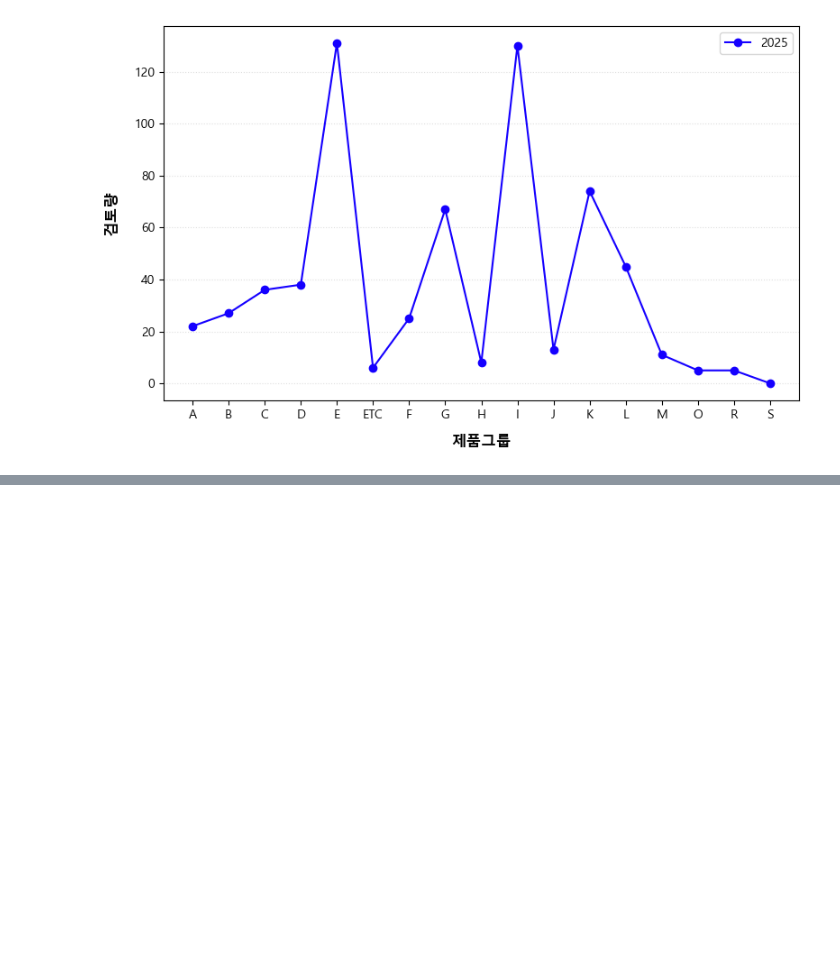
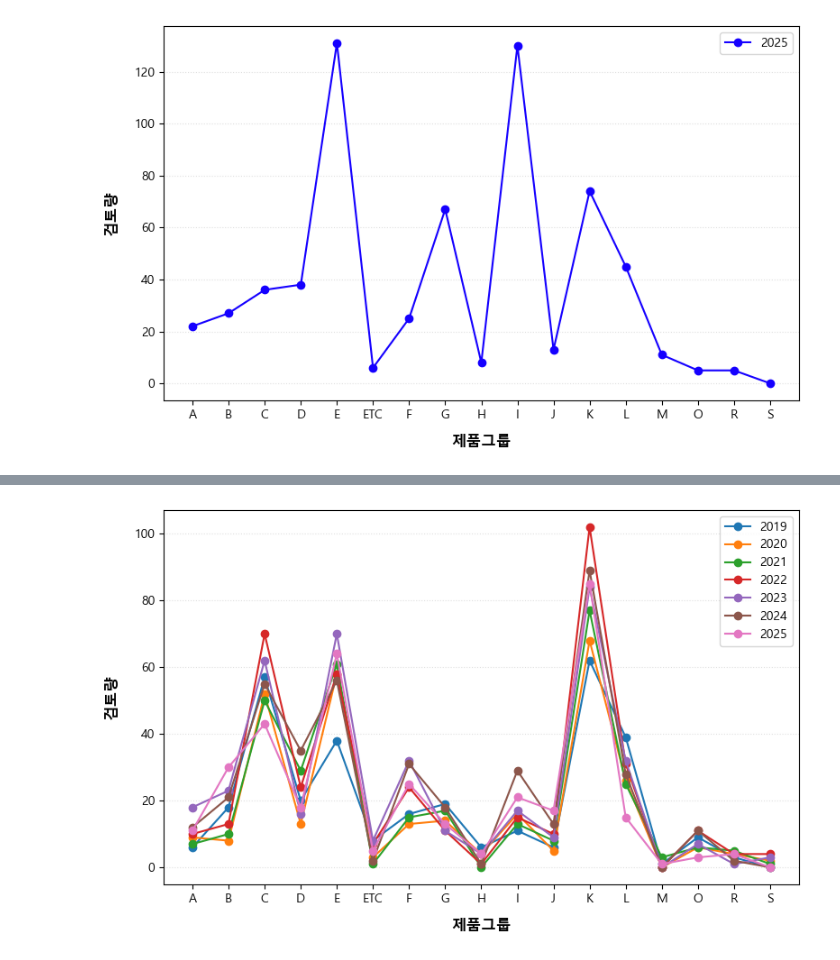
Before and after one commit to coooodek/request-log, a Jupyter notebook: work/03-2_Analysis.ipynb, the cells around one changed output, grey strips where cells are left out. Drawn from its saved outputs; the diff is of its cells as text; code cells hidden in the pictures; blank space fills up the shorter version.

```diff
--- a/work/03-2_Analysis.ipynb
+++ b/work/03-2_Analysis.ipynb
@@ -116,0 +190,2 @@ plt.show()
+# %%
+dfnewoutput = (dfnew.groupby(['제품그룹', '연도']).size().unstack(fill_value=0))
@@ -116,0 +214,22 @@ plt.show()
+# %%
+plt.figure(figsize=(8, 5))
+
+for year in dfnewoutput.columns[:]:
+    plt.plot(
+        dfnewoutput.index,
+        dfnewoutput[year],
+        marker = 'o',
+        linewidth = 1.5,
+        #color = "#1500ff",
+        label = str(year)
+    )
+
+plt.xlabel('제품그룹', fontsize = 12, labelpad = 11, fontweight = 'bold')
+plt.ylabel('검토량', fontsize = 12, labelpad = 11, fontweight = 'bold')
+
+plt.legend()
+plt.grid(axis='y', linestyle=':', alpha=0.4)
+plt.tight_layout()
+plt.show()
+# %% [output]
+[figure, added]
```
Also changed, not shown: parts of 10 cells of this notebook.
